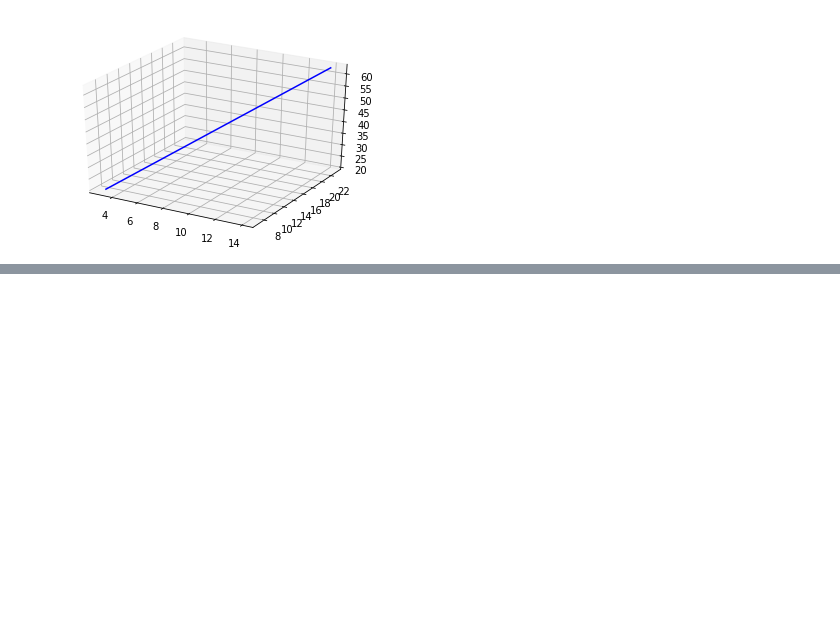
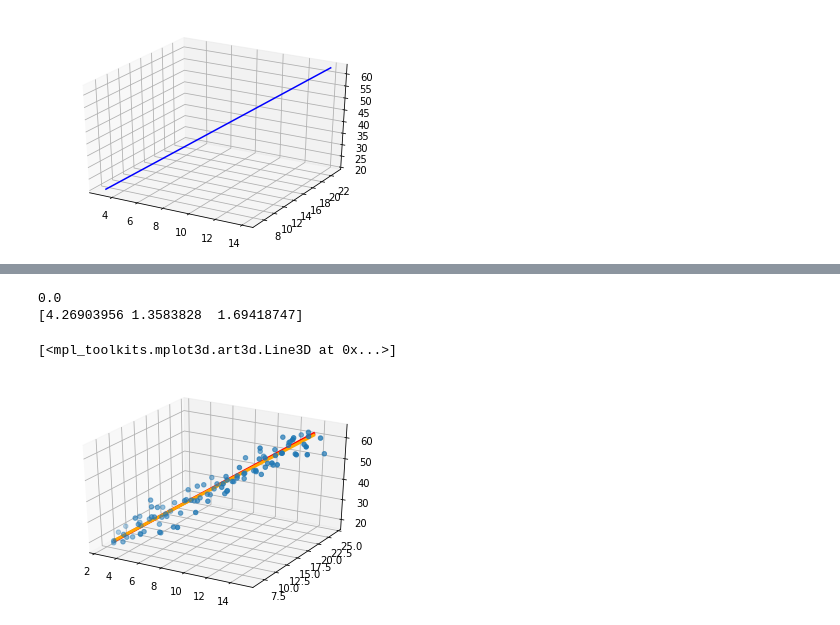
Before and after one commit to Pign4/ScratchML, a Jupyter notebook: Multivariate Linear Regression.ipynb, the cells around one changed output, grey strips where cells are left out. Saved outputs shown, nothing was run; the diff lists cells and outputs as text; code cells hidden in the pictures; blank space fills up the shorter version.

```diff
--- a/Multivariate Linear Regression.ipynb
+++ b/Multivariate Linear Regression.ipynb
@@ -68,0 +90,20 @@ ax1.plot(X[:,1],X[:,2],y_,color="orange", lw=3)
+# %%
+from sklearn import linear_model
+# with sklearn built-in function
+lin_mod = linear_model.LinearRegression(fit_intercept = False)
+lin_mod.fit(X_noise, y)
+
+print(lin_mod.intercept_)
+print(lin_mod.coef_)
+# compare y, y_ and y_noise
+fig = plt.figure()
+ax1 = fig.add_subplot(111, projection="3d")
+
+ax1.scatter(X_noise[:,1],X_noise[:,2],y_noise)
+ax1.plot(X[:,1],X[:,2],y,color="red", lw=3)
+ax1.plot(X[:,1],X[:,2],X @ lin_mod.coef_,color="orange", lw=3)
+# %% [output]
+0.0
+[4.26903956 1.3583828  1.69418747]
+[<mpl_toolkits.mplot3d.art3d.Line3D at 0x...>]
+[figure, added]
```
Also changed, not shown: parts of 6 cells of this notebook, 8 other files.
